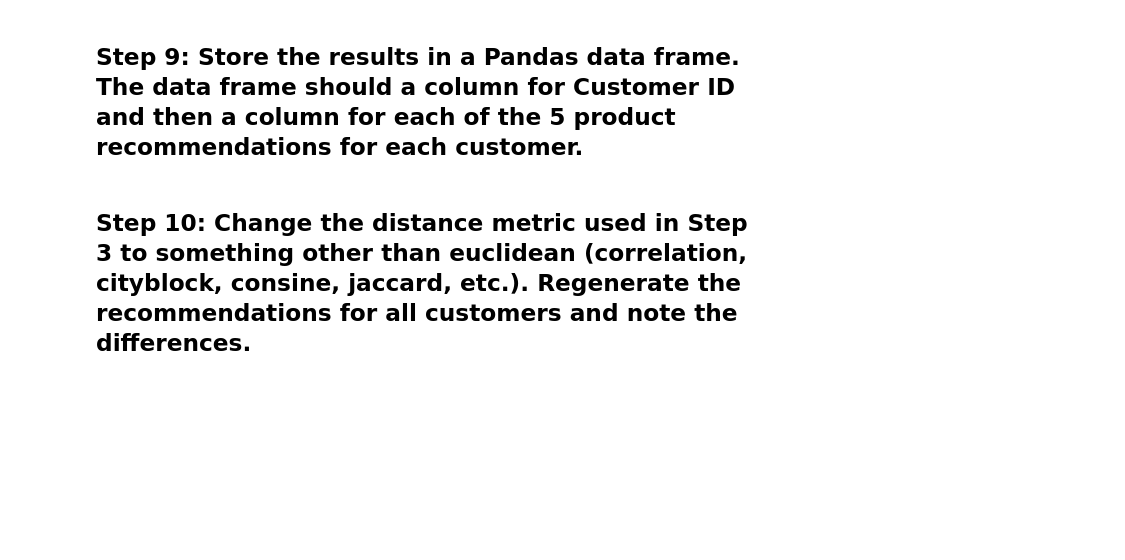
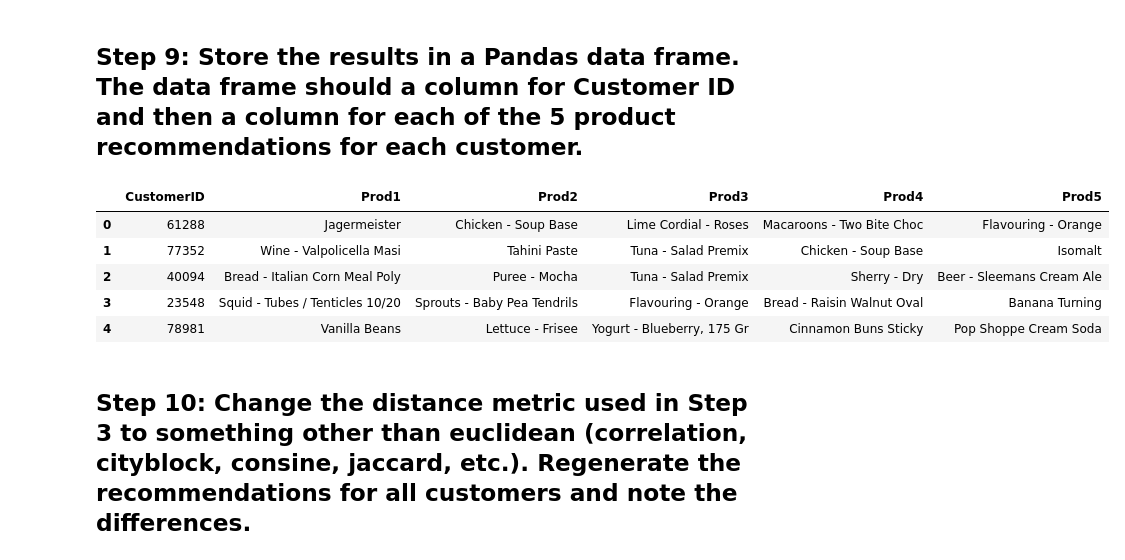
Before and after one commit to ta-datapt-bcn/lab-intro-recommender-systems, a Jupyter notebook: your-code/main.ipynb, the cells around one changed output. Drawn from its saved outputs; the diff is of its cells as text; code cells hidden in the pictures; blank space fills up the shorter version.

```diff
--- a/your-code/main.ipynb
+++ b/your-code/main.ipynb
@@ -214,3 +215,43 @@ matrix2[['ProductName',33,'Quantity']].loc[matrix2[33]==0].head()
 - Create an empty dictionary that will hold the recommendations for all customers.
 - Create a list of unique CustomerIDs to iterate over.
 - Iterate over the customer list performing steps 4 through 7 for each and appending the results of each iteration to the dictionary you created.
+# %%
+#empty recommendations dict
+recommendations = {}
+# %%
+#list of customers ID
+customersID = [customer for customer in data['CustomerID']]
+# %%
+#Previous dataframes
+matrix = pd.pivot_table(data, values='Quantity', index=['CustomerID'], columns=['ProductName'], aggfunc=np.sum, fill_value=0)
+
+distances = pd.DataFrame(1/(1 + squareform(pdist(matrix, 'euclidean'))),
+                         index=matrix.T.columns, columns=matrix.T.columns)
+
+grouping = data.groupby(['CustomerID', 'ProductName'], as_index=False)['Quantity'].sum()
+# %%
+#Loop for all customers
+                        #Lo he reducido a 1000 porque tardaba mucho
+for customer in customersID[0:1000]:
+    #step 4: Top 5 customers most similar customers to Customer ID
+    dists = distances[customer].sort_values(ascending=False)[1:].head()
+
+    #step 5: select the records for the list of similar Customers
+
+    top5 = dists.index
+    top5_purchases = grouping[grouping['CustomerID'].isin(top5)]
+
+    #step 6: Agreggate purchases of Top5 similar Customers
+
+    agg_purtchases = top5_purchases.groupby('ProductName')['Quantity'].sum().reset_index()
+    agg_purtchases = agg_purtchases.sort_values(by='Quantity', ascending=False)
+
+    #step 7: selsct top  prods among non purchasen prods
+
+    matrix2 = matrix.T.reset_index()
+    matrix2 = matrix2.merge(agg_purtchases, left_on='ProductName', right_on='ProductName')
+    matrix2 = matrix2.sort_values(by='Quantity', ascending=False)
+    recoms = matrix2[['ProductName',customer,'Quantity']].loc[matrix2[customer]==0].head()
+    l_recom = [recom for recom in recoms['ProductName']]
+    # Appending to dict
+    recommendations.update( {customer : l_recom} )
@@ -217,4 +278,15 @@ matrix2[['ProductName',33,'Quantity']].loc[matrix2[33]==0].head()
 # %% [markdown]
 ##  Step 9: Store the results in a Pandas data frame. The data frame should a column for Customer ID and then a column for each of the 5 product recommendations for each customer.
+# %%
+r_data = pd.DataFrame.from_dict(recommendations, orient='index').reset_index()
+r_data.columns = ['CustomerID', 'Prod1', 'Prod2', 'Prod3', 'Prod4', 'Prod5']
+r_data.head()
+# %% [output]
+|  | CustomerID | Prod1 | Prod2 | Prod3 | Prod4 | Prod5 |
+| 0 | 61288 | Jagermeister | Chicken - Soup Base | Lime Cordial - Roses | Macaroons - Two Bite Choc | Flavouring - Orange |
+| 1 | 77352 | Wine - Valpolicella Masi | Tahini Paste | Tuna - Salad Premix | Chicken - Soup Base | Isomalt |
+| 2 | 40094 | Bread - Italian Corn Meal Poly | Puree - Mocha | Tuna - Salad Premix | Sherry - Dry | Beer - Sleemans Cream Ale |
+| 3 | 23548 | Squid - Tubes / Tenticles 10/20 | Sprouts - Baby Pea Tendrils | Flavouring - Orange | Bread - Raisin Walnut Oval | Banana Turning |
+| 4 | 78981 | Vanilla Beans | Lettuce - Frisee | Yogurt - Blueberry, 175 Gr | Cinnamon Buns Sticky | Pop Shoppe Cream Soda |
 # %% [markdown]
 ## Step 10: Change the distance metric used in Step 3 to something other than euclidean (correlation, cityblock, consine, jaccard, etc.). Regenerate the recommendations for all customers and note the differences.
```
Also changed, not shown: parts of 12 cells of this notebook.
